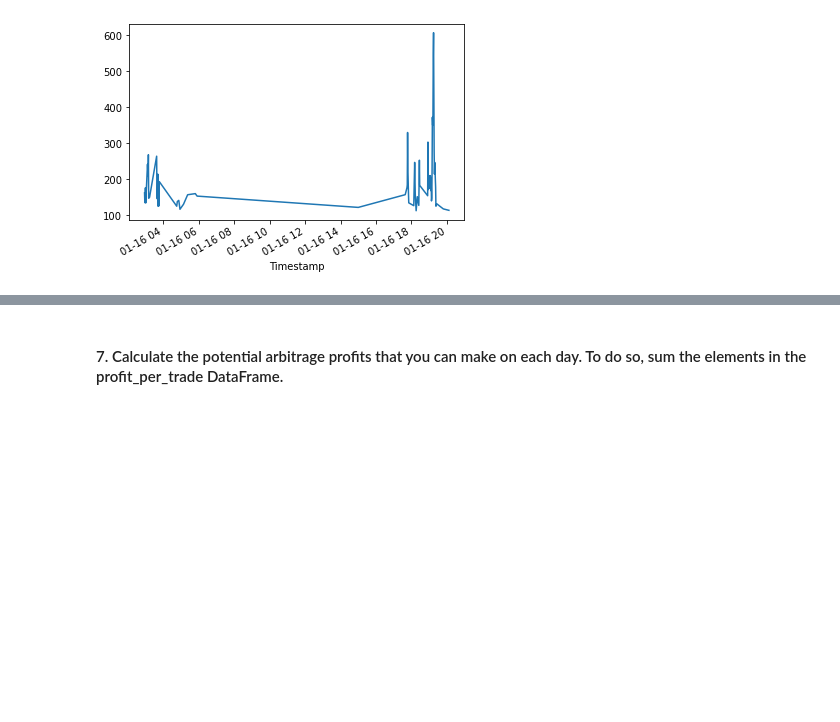
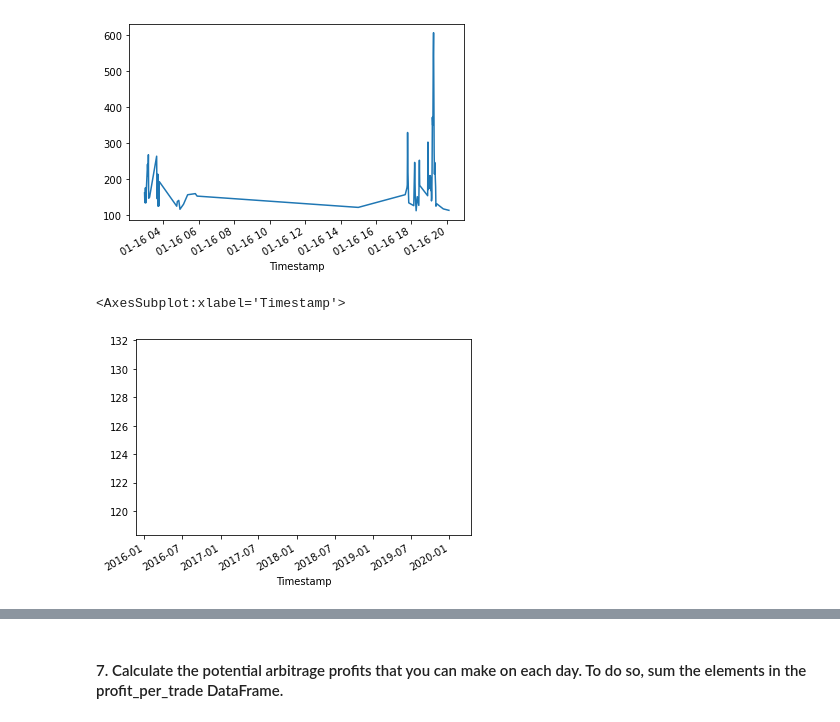
Before and after one commit to yanickw/crypto_arbitrage, a Jupyter notebook: crypto_arbitrage.ipynb, the cells around one changed output, grey strips where cells are left out. Saved outputs shown, nothing was run; the diff lists cells and outputs as text; code cells hidden in the pictures; blank space fills up the shorter version.

```diff
--- a/crypto_arbitrage.ipynb
+++ b/crypto_arbitrage.ipynb
@@ -689,12 +689,18 @@ Name: Close, dtype: float64
 # For the date early in the dataset, calculate the potential profit per trade in dollars
 # Multiply the profitable trades by the cost of the Bitcoin that was purchased
 profit_early = profitable_trades_early * bitstamp_df["Close"].loc["2018-01-16"]
+profit_middle = profitable_trades_middle * bitstamp_df["Close"].loc["2018-02-01"]
+profit_late = profitable_trades_late * bitstamp_df["Close"].loc["2018-03-21"]
 
 # Drop any missing values from the profit DataFrame
 profit_per_trade_early = profit_early.dropna()
+profit_per_trade_middle = profit_middle.dropna()
+profit_per_trade_late = profit_late.dropna()
 
 # View the early profit DataFrame
 display(profit_per_trade_early)
+display(profit_per_trade_middle)
+display(profit_per_trade_late)
 # %% [output]
 Timestamp
 2018-01-16 02:56:00    162.01
@@ -730,3 +760,8 @@ profit_per_trade_early.plot()
 # %% [output]
 <AxesSubplot:xlabel='Timestamp'>
 [figure]
+# %%
+profit_per_trade_middle.plot()
+# %% [output]
+<AxesSubplot:xlabel='Timestamp'>
+[figure, added]
```
Also changed, not shown: parts of 11 cells of this notebook.
